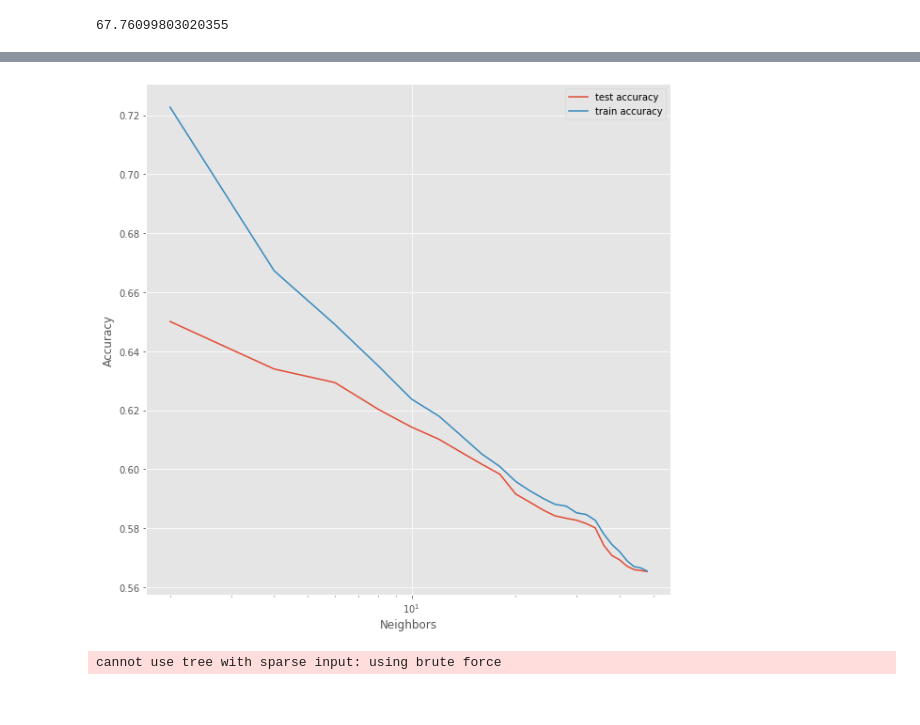
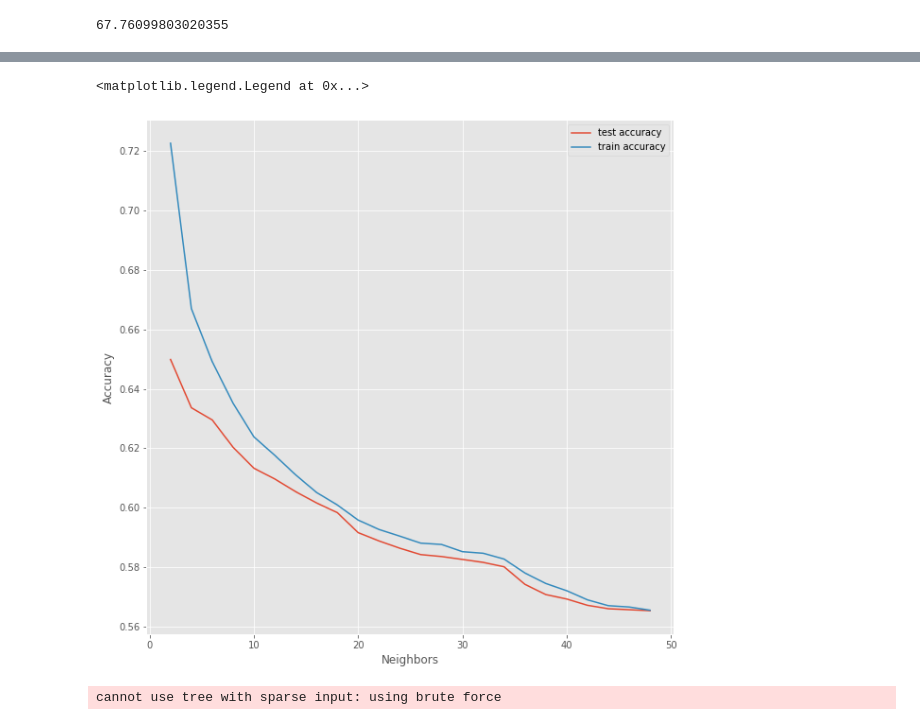
Before and after one commit to LIMON100/Real-or-Not-NLP-with-Disaster-Tweets, a Jupyter notebook: FakeTweets with BOW.ipynb, the cells around one changed output, grey strips where cells are left out. Saved outputs shown, nothing was run; the diff lists cells and outputs as text; code cells hidden in the pictures.

```diff
--- a/FakeTweets with BOW.ipynb
+++ b/FakeTweets with BOW.ipynb
@@ -853,11 +849,12 @@ score1.head()
 # %%
 plt.figure(figsize=(10 , 10))
 plt.plot(score1['param_n_neighbors'], score1['mean_test_score'])
 plt.plot(score1['param_n_neighbors'], score1['mean_train_score'])
 plt.xlabel('Neighbors')
 plt.ylabel('Accuracy')
 plt.legend(['test accuracy', 'train accuracy'] , loc='upper right')
-plt.xscale('log')
+#plt.xscale('log')
 # %% [output]
+<matplotlib.legend.Legend at 0x...>
-[figure, old version]
+[figure, new version]
 # %%
```
Also changed, not shown: parts of 56 cells of this notebook.
